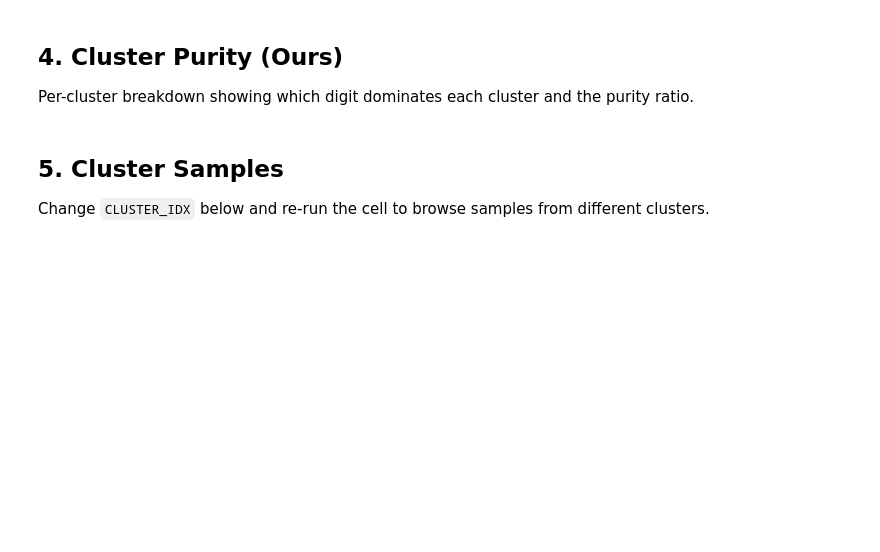
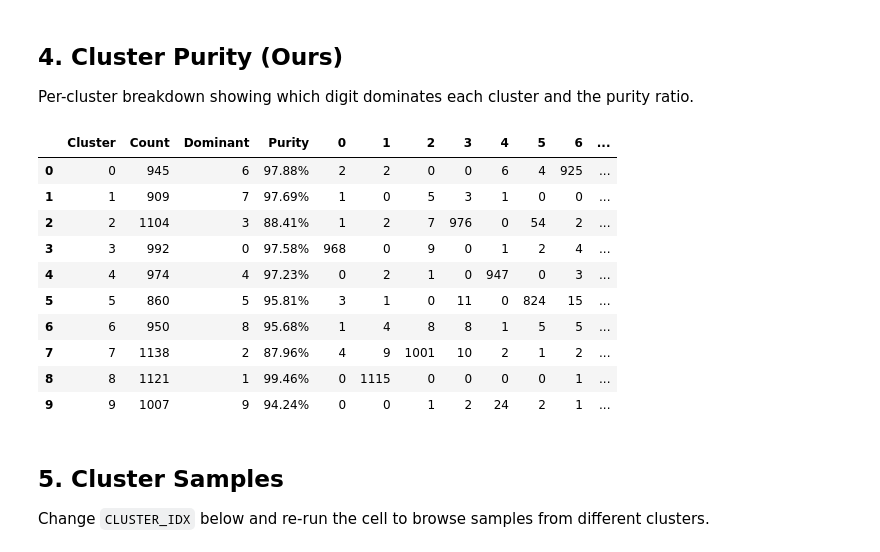
Before and after one commit to jr-xing/On-Manifold-Variational-Learning-with-Heat-Kernel-Priors, a Jupyter notebook: notebooks/mnist.ipynb, the cells around one changed output. Cells and saved outputs as stored; diff of their text form; code cells hidden in the pictures; blank space fills up the shorter version.

```diff
--- a/notebooks/mnist.ipynb
+++ b/notebooks/mnist.ipynb
@@ -34,7 +36,7 @@ We evaluate on the MNIST test set (10,000 images). For each model we:
 
 For Diffusion-VAE, we use denoised latents at t=5 (best performing timestep).
 # %%
-MODEL_ORDER = ['baseline_gmm', 'vae_gmm', 'diffusion_vae', 'clast']
+MODEL_ORDER = ['baseline_gmm', 'vae_gmm', 'diffusion_vae', 'ours']
 
 print('Running inference on all models...')
 results, (test_loader, dataset_info) = run_all_models('mnist', MODEL_ORDER, device)
@@ -62,15 +87,29 @@ plot_cluster_means_grid(results, MODEL_ORDER, device, title='MNIST — Cluster M
 ## 4. Cluster Purity (Ours)
 
 Per-cluster breakdown showing which digit dominates each cluster and the purity ratio.
-# %%
-if 'clast' in results:
-    r = results['clast']
-    purity_df = compute_cluster_purity_table(
-        r['labels'], r['cluster_labels'], r['num_clusters'], dataset_info['class_names']
-    )
-    display(purity_df.style.format({'Purity': '{:.2%}'}).background_gradient(
-        subset=['Purity'], cmap='Greens', vmin=0, vmax=1
-    ))
+# %%
+import pandas as pd
+if 'ours' in results:
+    r = results['ours']
+    purity_df = compute_cluster_purity_table(
+        r['labels'], r['cluster_labels'], r['num_clusters'], dataset_info['class_names']
+    )
+    # Display without .style accessor to avoid Jinja2 dependency issues
+    pd.set_option('display.float_format', '{:.2%}'.format)
+    display(purity_df)
+    pd.reset_option('display.float_format')
+# %% [output]
+|  | Cluster | Count | Dominant | Purity | 0 | 1 | 2 | 3 | 4 | 5 | 6 | ... |
+| 0 | 0 | 945 | 6 | 97.88% | 2 | 2 | 0 | 0 | 6 | 4 | 925 | ... |
+| 1 | 1 | 909 | 7 | 97.69% | 1 | 0 | 5 | 3 | 1 | 0 | 0 | ... |
+| 2 | 2 | 1104 | 3 | 88.41% | 1 | 2 | 7 | 976 | 0 | 54 | 2 | ... |
+| 3 | 3 | 992 | 0 | 97.58% | 968 | 0 | 9 | 0 | 1 | 2 | 4 | ... |
+| 4 | 4 | 974 | 4 | 97.23% | 0 | 2 | 1 | 0 | 947 | 0 | 3 | ... |
+| 5 | 5 | 860 | 5 | 95.81% | 3 | 1 | 0 | 11 | 0 | 824 | 15 | ... |
+| 6 | 6 | 950 | 8 | 95.68% | 1 | 4 | 8 | 8 | 1 | 5 | 5 | ... |
+| 7 | 7 | 1138 | 2 | 87.96% | 4 | 9 | 1001 | 10 | 2 | 1 | 2 | ... |
+| 8 | 8 | 1121 | 1 | 99.46% | 0 | 1115 | 0 | 0 | 0 | 0 | 1 | ... |
+| 9 | 9 | 1007 | 9 | 94.24% | 0 | 0 | 1 | 2 | 24 | 2 | 1 | ... |
 # %% [markdown]
 ## 5. Cluster Samples
 
```
Also changed, not shown: parts of 5 cells of this notebook, 23 other files.
